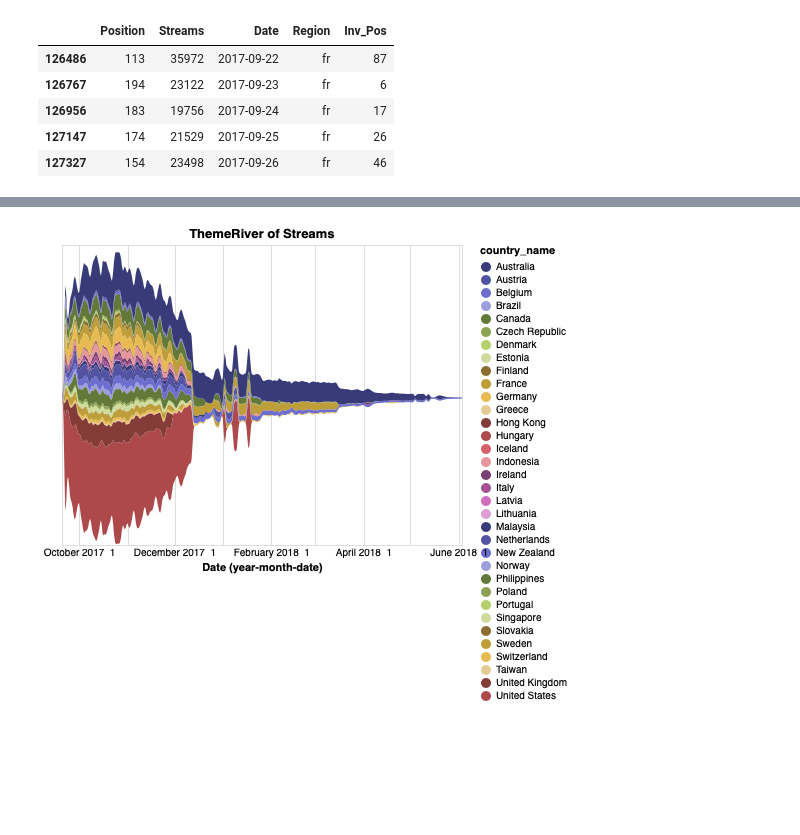
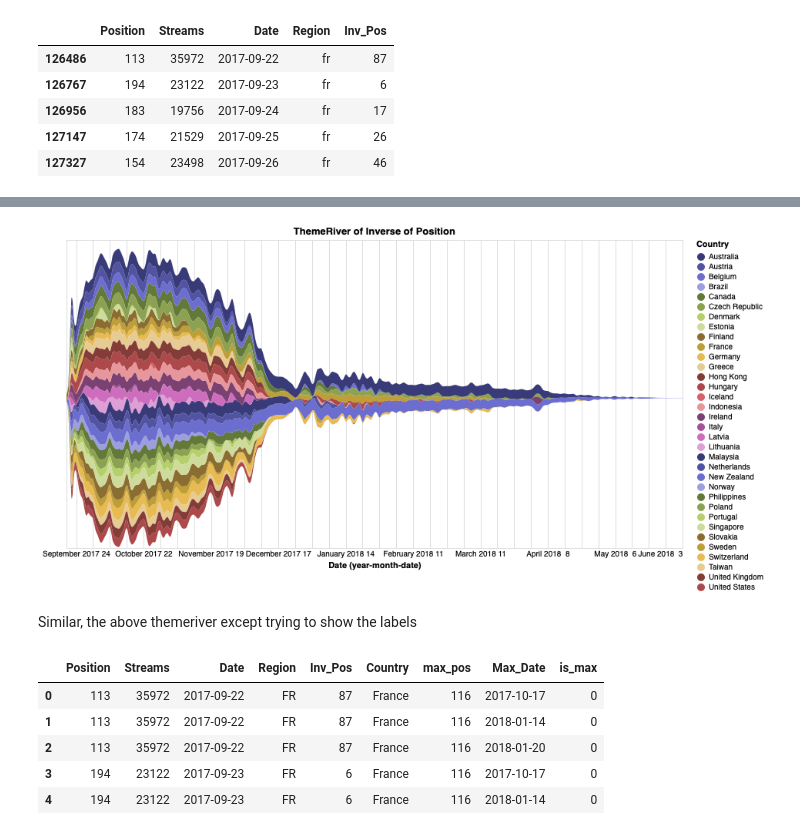
Before and after one commit to gurus848/COMP4462_Project, a Jupyter notebook: Task_1/Viz_2_Themeriver/ThemeRiver Altair.ipynb, the cells around one changed output, grey strips where cells are left out. Cells and saved outputs as stored; diff of their text form; code cells hidden in the pictures; blank space fills up the shorter version.

Commit message:
finished first prototype of themeriver

```diff
--- a/Task_1/Viz_2_Themeriver/ThemeRiver Altair.ipynb
+++ b/Task_1/Viz_2_Themeriver/ThemeRiver Altair.ipynb
@@ -34,7 +34,7 @@ See the caveats in the documentation: http://pandas.pydata.org/pandas-docs/stabl
 # %%
 df_countries = pd.read_json("countries.json")
 df_countries = df_countries.transpose()
-df_countries = df_countries.drop(columns=['continent', 'capital', 'languages', 'native', 'phone'])
-df_countries = df_countries.rename(columns={'name':'country_name'})
+df_countries = df_countries.drop(columns=['continent', 'capital', 'languages', 'native', 'phone', 'currency'])
+df_countries = df_countries.rename(columns={'name':'Country'})
 df_countries.head()
 # %% [output]
@@ -58,16 +126,37 @@ song_d_countries.head()
 # %%
 source = song_d_countries
 
-alt.Chart(source).mark_area(interpolate='basis').encode(
+alt.Chart(source, width=800, height=400).mark_area(interpolate='basis').encode(
     alt.X('yearmonthdate(Date):T',
         axis=alt.Axis(format='%B %Y %e', domain=False, tickSize=0)
     ),
-    alt.Y('sum(Streams):Q', stack='center', axis=None),
-    alt.Color('country_name:N',
+    alt.Y('sum(Inv_Pos):Q', stack='center', axis=None),
+    alt.Color('Country:N',
         scale=alt.Scale(scheme='category20b')
     )
-).properties(title='ThemeRiver of Streams').interactive()
+).properties(title='ThemeRiver of Inverse of Position').interactive()
 # %% [output]
 [interactive output not drawn]
-[figure, old version]
+[figure, new version]
+# %% [markdown]
+Similar, the above themeriver except trying to show the labels
+# %%
+#Need to calculate the day of max streams of the song for each country
+song_max = song_d_countries.copy(deep=True)
+song_max['max_pos'] = song_d_countries.groupby(["Country"])["Inv_Pos"].transform(max)
+# song_max['max_streams_day'] = song_max[song_max['max_streams'] == song_max['Streams']]["Date"]
+# song_max
+max_streams_date = song_max[song_max['max_pos'] == song_max['Inv_Pos']][["Country", "Date"]]
+max_streams_date = max_streams_date.rename(columns={'Date': 'Max_Date'})
+# max_streams_date
+merged_song_max = song_max.merge(max_streams_date, how='inner', left_on='Country', right_on='Country')
+merged_song_max['is_max'] = (merged_song_max['Inv_Pos'] == merged_song_max['max_pos']).astype('int')
+merged_song_max.head()
+# %% [output]
+|  | Position | Streams | Date | Region | Inv_Pos | Country | max_pos | Max_Date | is_max |
+| 0 | 113 | 35972 | 2017-09-22 | FR | 87 | France | 116 | 2017-10-17 | 0 |
+| 1 | 113 | 35972 | 2017-09-22 | FR | 87 | France | 116 | 2018-01-14 | 0 |
+| 2 | 113 | 35972 | 2017-09-22 | FR | 87 | France | 116 | 2018-01-20 | 0 |
+| 3 | 194 | 23122 | 2017-09-23 | FR | 6 | France | 116 | 2017-10-17 | 0 |
+| 4 | 194 | 23122 | 2017-09-23 | FR | 6 | France | 116 | 2018-01-14 | 0 |
 # %%
```
Also changed, not shown: parts of 7 cells of this notebook.
